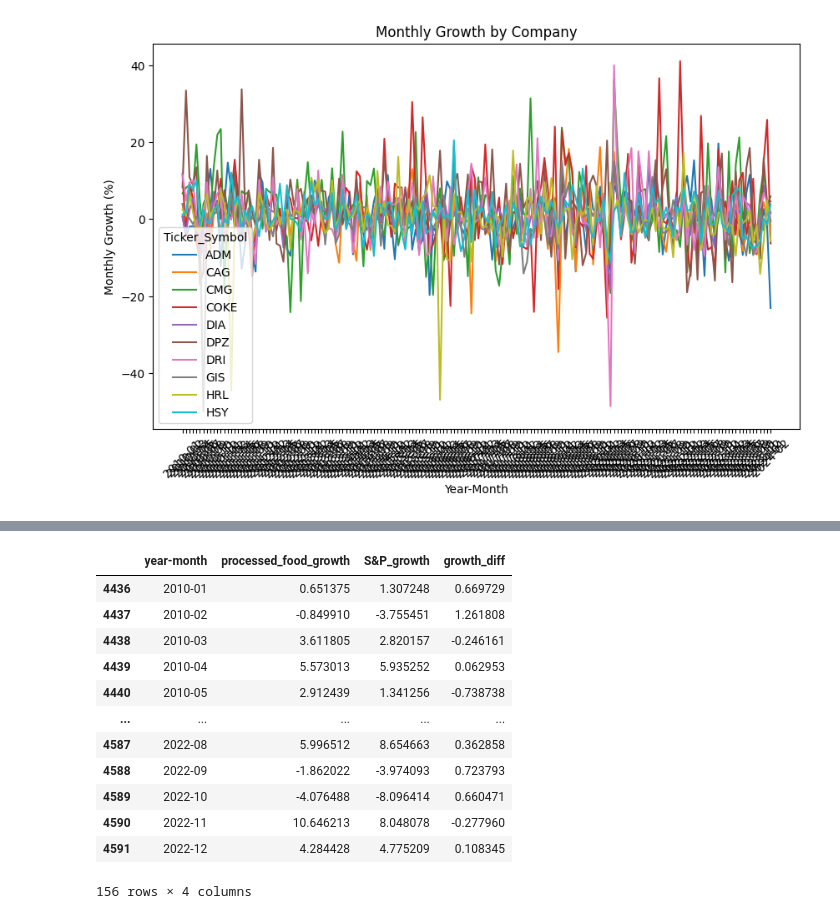
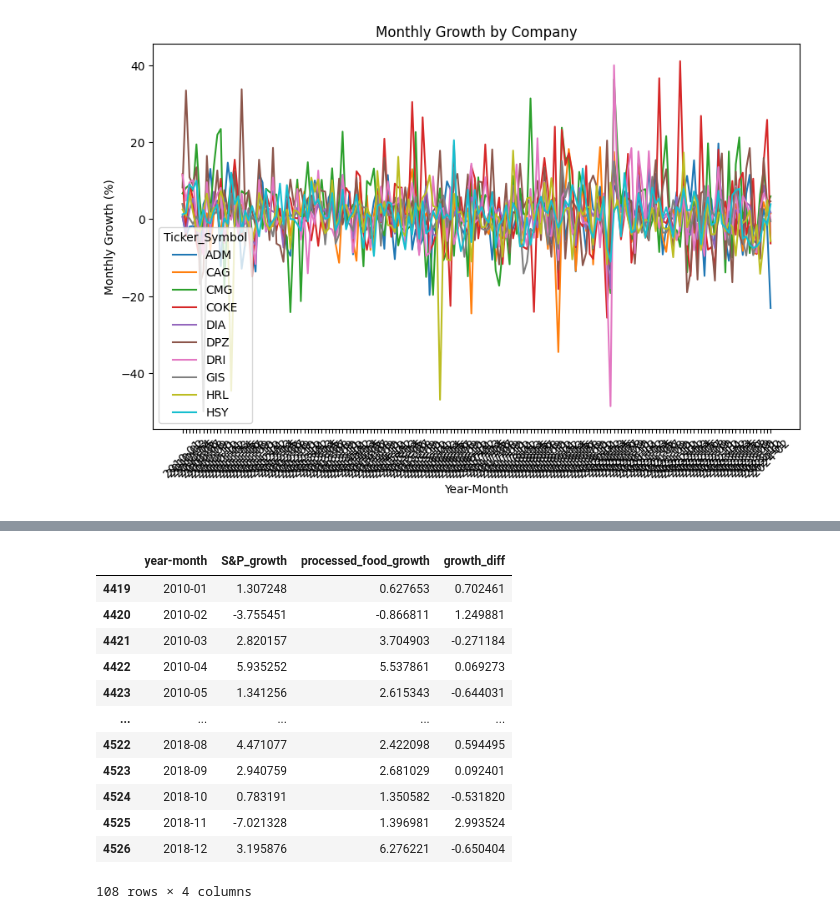
Before and after one commit to SAT-Enjoyers/citadel-datathon, a Jupyter notebook: eda/analyse_stocks_month.ipynb, the cells around one changed output, grey strips where cells are left out. Saved outputs shown, nothing was run; the diff lists cells and outputs as text; code cells hidden in the pictures.

```diff
--- a/eda/analyse_stocks_month.ipynb
+++ b/eda/analyse_stocks_month.ipynb
@@ -99,14 +92,0 @@ def get_market_cap(row):
-# %%
-cap_df['year'] = cap_df['year'].astype(str)
-cap_df['beginning_year'] = cap_df['year'] +'-01-01'
-cap_df['beginning_year'] = pd.to_datetime(cap_df['beginning_year'])
-cap_df['beginning_year'] = cap_df['beginning_year'].dt.to_period('M')
-
-cap_df['end_year'] = cap_df['year'] +'-12-31'
-cap_df['end_year'] = pd.to_datetime(cap_df['end_year'])
-cap_df['end_year'] = cap_df['end_year'].dt.to_period('M')
-
-growth = growth[growth['YearMonth'] >= pd.Period('2010-01')]
-growth['market_cap'] = growth.apply(get_market_cap, axis=1)
-
-cap_df
@@ -126,0 +93,5 @@ cap_df
+# %%
+# growth = pd.merge()
+print(cap_df.columns)
+cap_df = cap_df.rename(columns = {'Ticker': 'Ticker_Symbol'})
+growth = pd.merge(growth, cap_df, on = ['YearMonth', 'Ticker_Symbol'], how='left')
@@ -126,0 +100,4 @@ cap_df
+# %%
+growth = growth[growth['YearMonth'] >= pd.Period(START_DATE)]
+growth
+#growth['market_cap'] = growth.apply(get_market_cap, axis=1)
@@ -127,2 +118,2 @@ cap_df
 # %%
-growth['market_cap_growth'] = growth['market_cap']*growth['Monthly_Growth (%)']
+growth['MarketCap_growth'] = growth['MarketCap']*growth['Monthly_Growth (%)']
@@ -145,34 +135,37 @@ growth
 # %%
 overall_growth = []
 year_month = []
-for year in range(2010, 2023):
+start_year = int(START_DATE[:4])
+end_year = int(END_DATE[:4])+1
+for year in range(start_year, end_year):
     for month in range(1, 13):
         month_string = str(month)
         if len(month_string) == 1:
             month_string = '0' + month_string
 
         date_string = f'{str(year)}-{month_string}'
         year_month.append(date_string)
 
-        overall_growth.append(growth[growth['YearMonth'] == pd.Period(date_string)]['market_cap_growth'].sum()/growth[growth['YearMonth'] == pd.Period(date_string)]['market_cap'].sum())
+        overall_growth.append(growth[growth['YearMonth'] == pd.Period(date_string)]['MarketCap_growth'].sum()/growth[growth['YearMonth'] == pd.Period(date_string)]['MarketCap'].sum())
 
-new_df = pd.DataFrame({'year-month': year_month, 'processed_food_growth': overall_growth, 'S&P_growth': growth[(growth['Ticker_Symbol'] == 'SPY') & (growth['YearMonth'] >= pd.Period('2010-01')) & (growth['YearMonth'] <= pd.Period('2022-12'))]['Monthly_Growth (%)']})
+new_df = pd.DataFrame({'year-month': year_month, 'S&P_growth': growth[(growth['Ticker_Symbol'] == 'SPY') & (growth['YearMonth'] >= pd.Period(START_DATE)) & (growth['YearMonth'] <= pd.Period(END_DATE))]['Monthly_Growth (%)']})
+new_df['processed_food_growth'] = overall_growth
 new_df['growth_diff'] = (new_df['S&P_growth'] - new_df['processed_food_growth'])/(((new_df['processed_food_growth'])+new_df['S&P_growth'])/2)
 new_df
 # %% [output]
-|  | year-month | processed_food_growth | S&P_growth | growth_diff |
-| 4436 | 2010-01 | 0.651375 | 1.307248 | 0.669729 |
-| 4437 | 2010-02 | -0.849910 | -3.755451 | 1.261808 |
-| 4438 | 2010-03 | 3.611805 | 2.820157 | -0.246161 |
-| 4439 | 2010-04 | 5.573013 | 5.935252 | 0.062953 |
-| 4440 | 2010-05 | 2.912439 | 1.341256 | -0.738738 |
+|  | year-month | S&P_growth | processed_food_growth | growth_diff |
+| 4419 | 2010-01 | 1.307248 | 0.627653 | 0.702461 |
+| 4420 | 2010-02 | -3.755451 | -0.866811 | 1.249881 |
+| 4421 | 2010-03 | 2.820157 | 3.704903 | -0.271184 |
+| 4422 | 2010-04 | 5.935252 | 5.537861 | 0.069273 |
+| 4423 | 2010-05 | 1.341256 | 2.615343 | -0.644031 |
 | ... | ... | ... | ... | ... |
-| 4587 | 2022-08 | 5.996512 | 8.654663 | 0.362858 |
-| 4588 | 2022-09 | -1.862022 | -3.974093 | 0.723793 |
-| 4589 | 2022-10 | -4.076488 | -8.096414 | 0.660471 |
-| 4590 | 2022-11 | 10.646213 | 8.048078 | -0.277960 |
-| 4591 | 2022-12 | 4.284428 | 4.775209 | 0.108345 |
+| 4522 | 2018-08 | 4.471077 | 2.422098 | 0.594495 |
+| 4523 | 2018-09 | 2.940759 | 2.681029 | 0.092401 |
+| 4524 | 2018-10 | 0.783191 | 1.350582 | -0.531820 |
+| 4525 | 2018-11 | -7.021328 | 1.396981 | 2.993524 |
+| 4526 | 2018-12 | 3.195876 | 6.276221 | -0.650404 |
-156 rows × 4 columns
+108 rows × 4 columns
 # %%
 UNEMPLOYMENTDATA = '../udataset/unemployment_month_US.csv'
 unemployment_df = pd.read_csv(UNEMPLOYMENTDATA)
```
Also changed, not shown: parts of 11 cells of this notebook, 1 other file.
